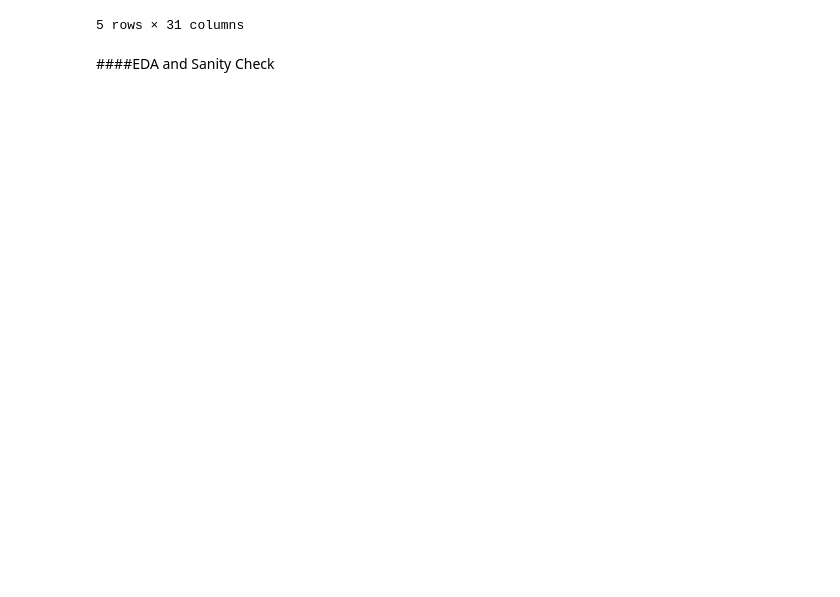
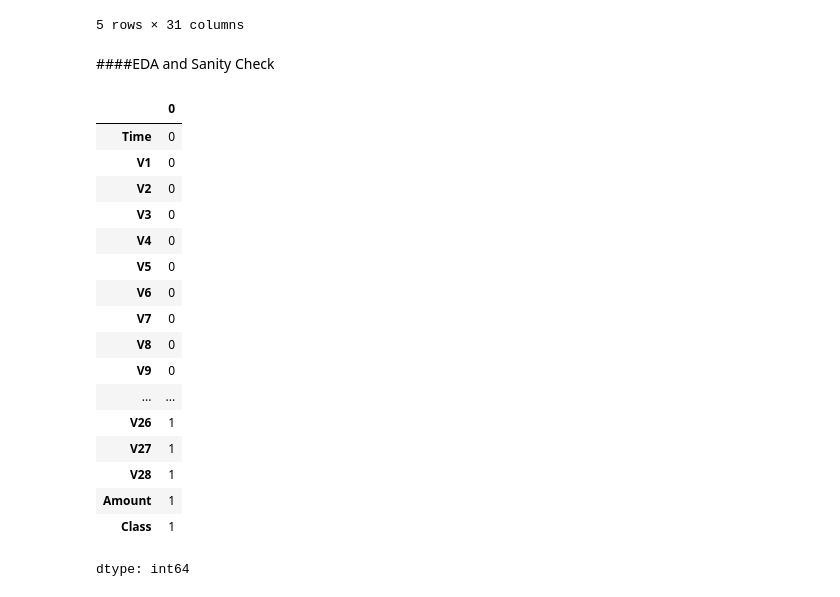
Before and after one commit to RansiluRanasinghe/Credit-Card-Fraud-Detection, a Jupyter notebook: Notebook/Credit_Card_Fraud_Detection_with_Random_Forest.ipynb, the cells around one changed output. Saved outputs shown, nothing was run; the diff lists cells and outputs as text; code cells hidden in the pictures; blank space fills up the shorter version.

```diff
--- a/Notebook/Credit_Card_Fraud_Detection_with_Random_Forest.ipynb
+++ b/Notebook/Credit_Card_Fraud_Detection_with_Random_Forest.ipynb
@@ -30,3 +30,25 @@ df.head()
 5 rows × 31 columns
 # %% [markdown]
 ####EDA and Sanity Check
+# %%
+missing_vals = df.isnull().sum()
+missing_vals
+# %% [output]
+|  | 0 |
+| Time | 0 |
+| V1 | 0 |
+| V2 | 0 |
+| V3 | 0 |
+| V4 | 0 |
+| V5 | 0 |
+| V6 | 0 |
+| V7 | 0 |
+| V8 | 0 |
+| V9 | 0 |
+| ... | ... |
+| V26 | 1 |
+| V27 | 1 |
+| V28 | 1 |
+| Amount | 1 |
+| Class | 1 |
+dtype: int64
```
Also changed, not shown: parts of 12 cells of this notebook.
